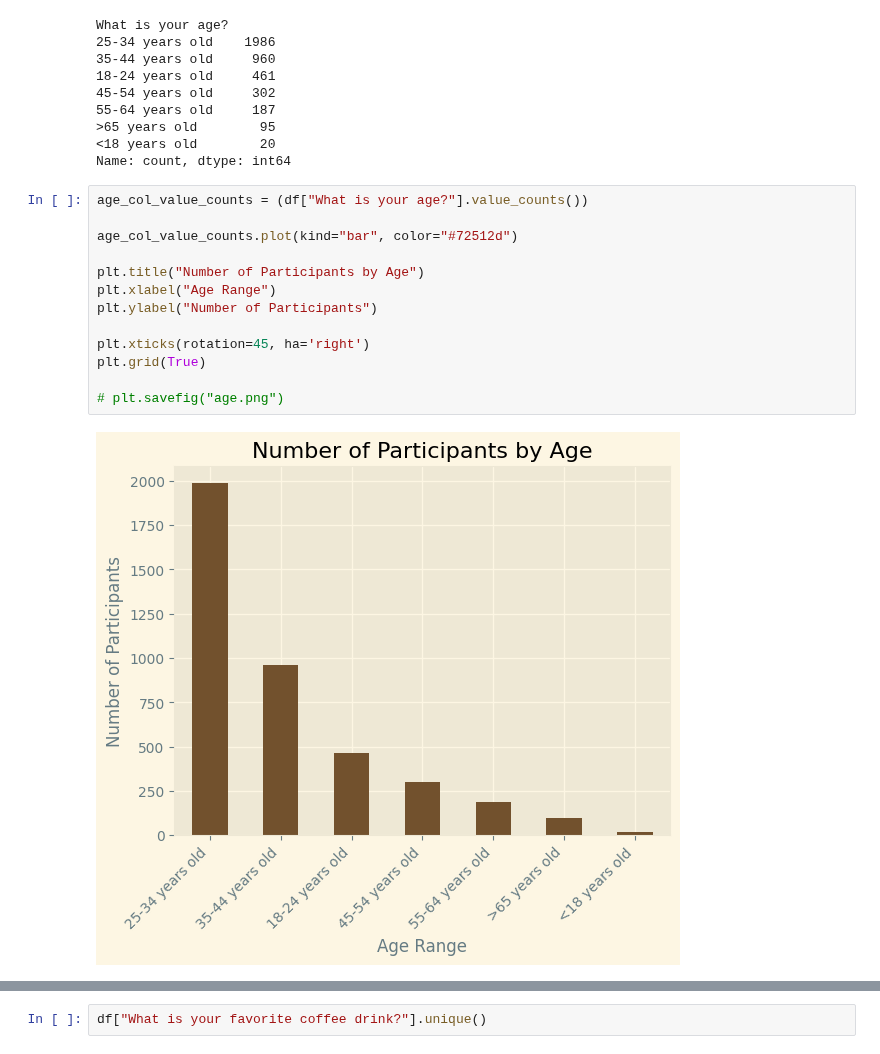
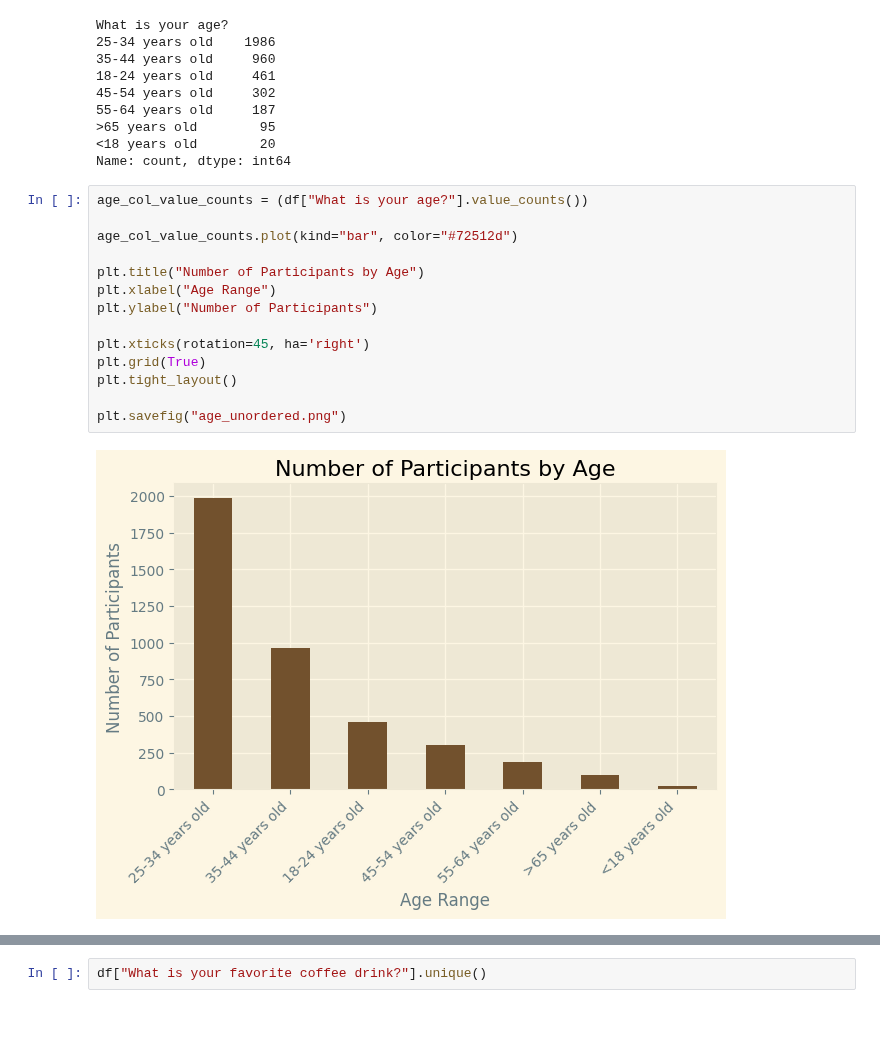
Before and after one commit to peterjungers/coffee_survey, a Jupyter notebook: coffee_survey.ipynb, the cells around one changed output, grey strips where cells are left out. Drawn from its saved outputs; the diff is of its cells as text; blank space fills up the shorter version.

Commit message:
Finished all graphs

```diff
--- a/coffee_survey.ipynb
+++ b/coffee_survey.ipynb
@@ -76,18 +76,19 @@ Name: count, dtype: int64
 # %%
 age_col_value_counts = (df["What is your age?"].value_counts())
 
 age_col_value_counts.plot(kind="bar", color="#72512d")
 
 plt.title("Number of Participants by Age")
 plt.xlabel("Age Range")
 plt.ylabel("Number of Participants")
 
 plt.xticks(rotation=45, ha='right')
 plt.grid(True)
+plt.tight_layout()
 
-# plt.savefig("age.png")
+plt.savefig("age_unordered.png")
 # %% [output]
-[figure, old version]
+[figure, new version]
 # %%
 age_col_value_counts = (df["What is your age?"].value_counts())
 age_cols_ordered = age_col_value_counts[
```
Also changed, not shown: parts of 11 cells of this notebook.
